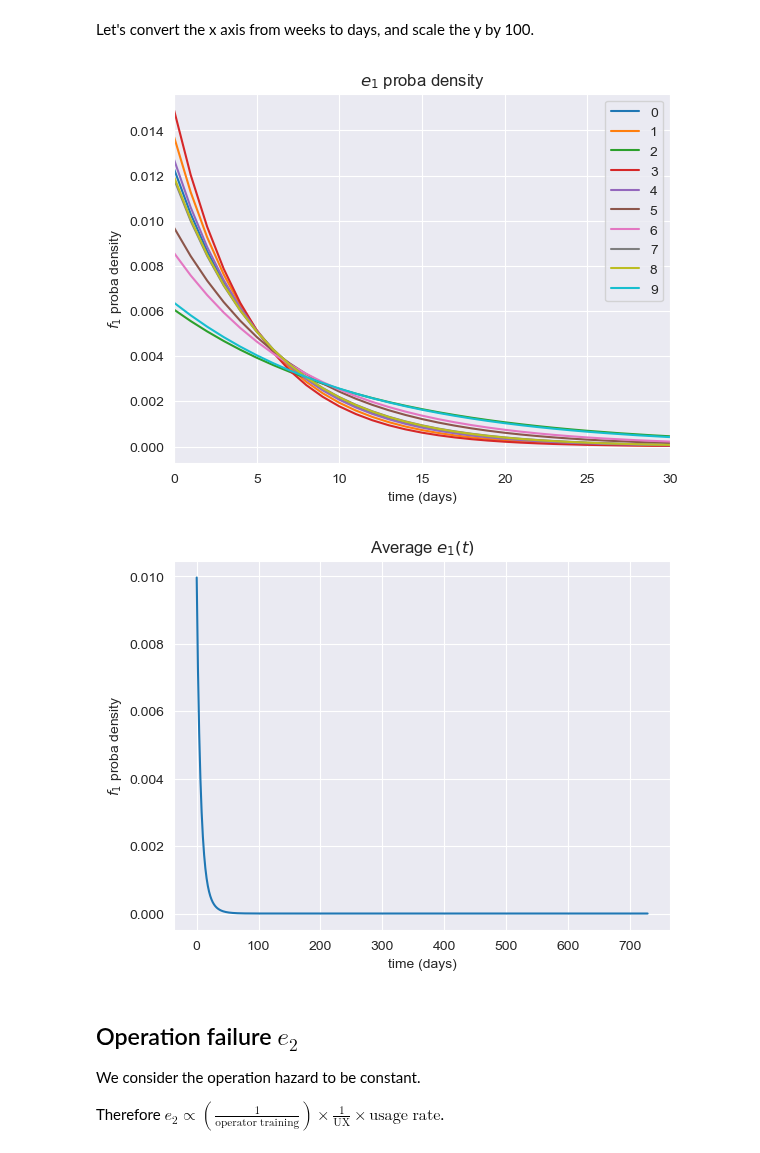
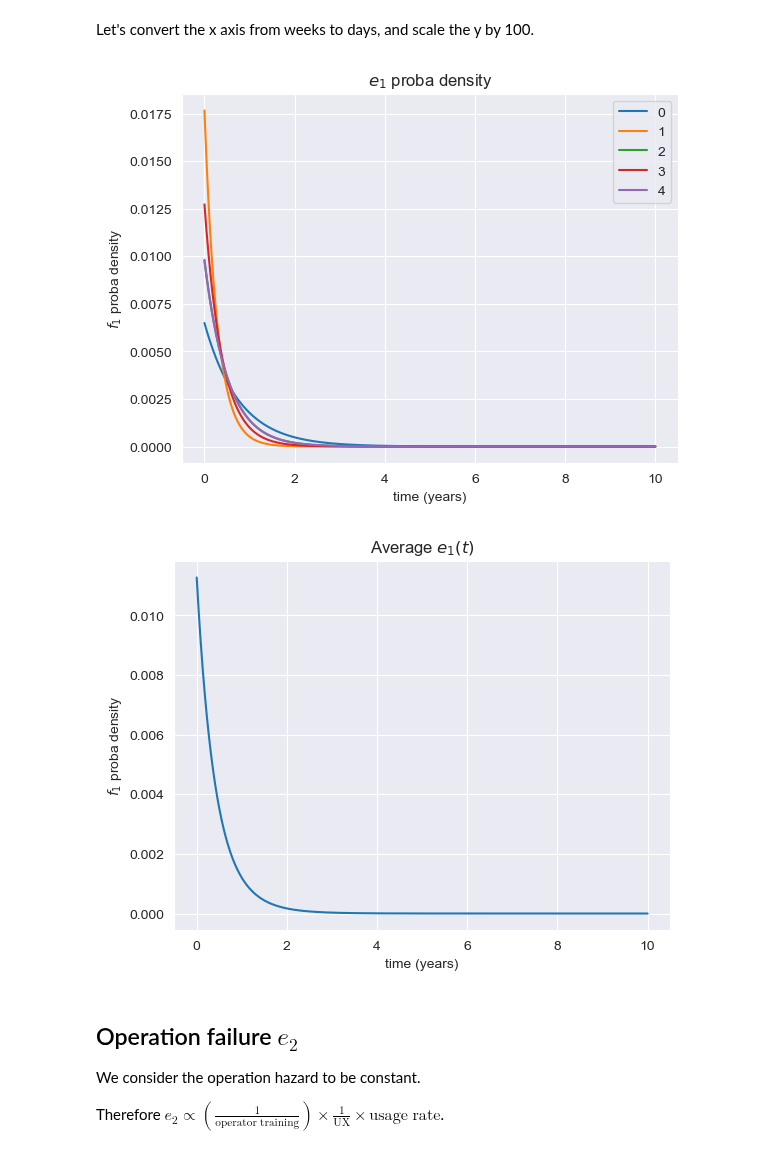
Before and after one commit to soda-inria/survival-analysis-benchmark, a Jupyter notebook: notebooks/factory_dataset.ipynb, the cells around one changed output. Drawn from its saved outputs; the diff is of its cells as text; code cells hidden in the pictures.

```diff
--- a/notebooks/factory_dataset.ipynb
+++ b/notebooks/factory_dataset.ipynb
@@ -169,9 +164,5 @@ for idx, (mu, sigma) in enumerate(material_quality, 1):
 # %%
-materials_stats = df["model_id"].map(material_models)
-df["materials"] = np.hstack([
-    norm.rvs(loc=m_mu, scale=m_sigma, random_state=rng, size=1)
-    for m_mu, m_sigma in materials_stats
-])
+df["materials"] = df["model_id"].map(material_models)
 df.head()
 # %% [output]
 |  | operator_skills | brand | assembly_quality | model_id | ux | materials |
@@ -187,10 +187,11 @@ Finally, depending on their position in the production line but independently to
 # %%
-u_mu_1, u_sigma_1 = .3, .05
+from scipy.stats import norm
+
+u_mu_1, u_sigma_1 = .5, .05
 u_mu_2, u_sigma_2 = .8, .08
 usage_params = [(u_mu_1, u_sigma_1 ), (u_mu_2, u_sigma_2)]
 
-usage_weights = np.array([.5, 1])
-usage_weights /= usage_weights.sum()
+usage_weights = np.array([1/3, 2/3])
 usage_mixture_idxs = rng.choice(len(usage_weights), size=N, p=usage_weights)
 
 y = np.hstack([
@@ -222,0 +223,3 @@ df.head()
+# %%
+df = df.sample(frac=1)
+df.head()
@@ -274,5 +287,5 @@ Therefore, $\lambda \propto \mathrm{assembly\; quality} \times (1 - \mathrm{usag
 # %%
-df["e_1_lambda"] = 2 * df["assembly_quality"] * (1-df["usage_rate"]) + .5
+df["e_1_lambda"] = 2 * df["assembly_quality"] * (1 - df["usage_rate"]) + 0.5
 plt.hist(df["e_1_lambda"], bins=30);
-plt.title("Assembly failure $\lambda$ distribution");
+plt.title("Assembly failure $\lambda$ coefficient distribution");
 # %% [output]
@@ -289,35 +302,33 @@ df.head()
 # %% [markdown]
 Let's convert the x axis from weeks to days, and scale the y by 100.
 # %%
-total_weeks = total_period // 7
-t = np.linspace(0, total_weeks, total_period)
+t = np.linspace(0, total_years, total_days)
 e_1 = np.vstack([
-    weibull_min.pdf(t, 1, loc=0, scale=l) / 100
+    weibull_min.pdf(2*t, 1, loc=0, scale=l) / 100
     for l in df["e_1_lambda"].values
 ])
 
 fig, ax = plt.subplots()
-for idx, e_1_ in enumerate(e_1[:10]):
-    ax.plot(t * 7, e_1_, label=idx)  # from weeks to days
+for idx, e_1_ in enumerate(e_1[:5]):
+    ax.plot(t, e_1_, label=idx)  # from weeks to days
 ax.set(
     title="$e_1$ proba density",
-    xlabel="time (days)",
+    xlabel="time (years)",
     ylabel="$f_1$ proba density",
-    xlim=(0, 30),
 )
 plt.legend();
 # %% [output]
-[figure, old version]
+[figure, new version]
 # %%
 fig, ax = plt.subplots()
-ax.plot(e_1.mean(axis=0))
+ax.plot(t, e_1.mean(axis=0))
 ax.set(
     title="Average $e_1(t)$",
-    xlabel="time (days)",
+    xlabel="time (years)",
     ylabel="$f_1$ proba density",
 );
 # %% [output]
-[figure, old version]
+[figure, new version]
 # %% [markdown]
 ## Operation failure $e_2$
 
```
Also changed, not shown: parts of 42 cells of this notebook.
